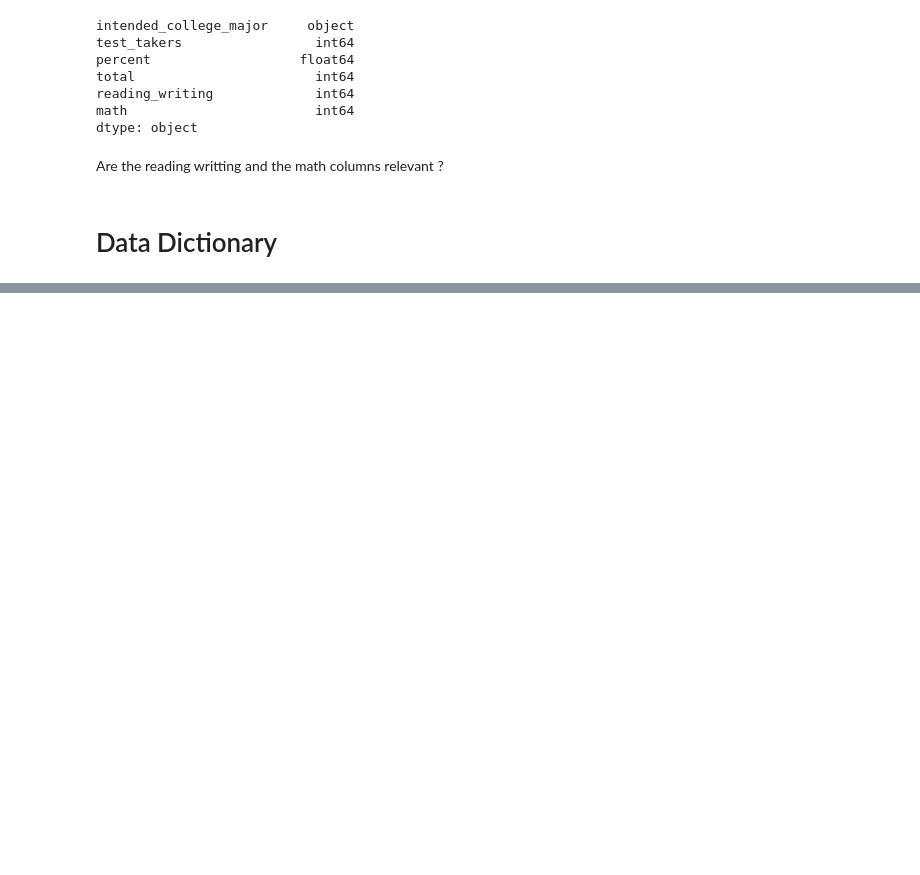
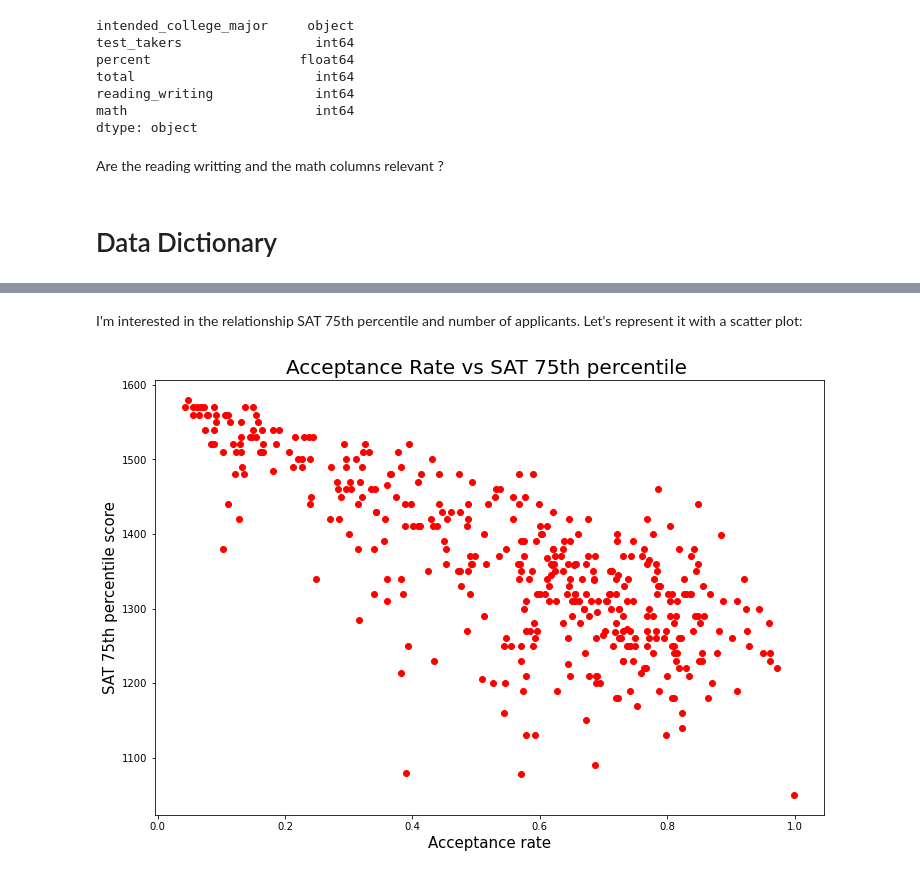
Before and after one commit to chiefeno/Project-1, a Jupyter notebook: revised project 1 - Johann Baydeer.ipynb, the cells around one changed output, grey strips where cells are left out. Cells and saved outputs as stored; diff of their text form; code cells hidden in the pictures; blank space fills up the shorter version.

```diff
--- a/revised project 1 - Johann Baydeer.ipynb
+++ b/revised project 1 - Johann Baydeer.ipynb
@@ -504,0 +814,11 @@ Are the reading writting and the math columns relevant ?
+# %% [markdown]
+I'm interested in the relationship SAT 75th percentile and number of applicants.
+Let's represent it with a scatter plot:
+# %%
+plt.figure(figsize=(12, 8))
+plt.scatter( df_1['accept_rate'], df_1['sat_total_75th_percentile'], color = "red")
+plt.title('Acceptance Rate vs SAT 75th percentile ', fontsize=20)
+plt.ylabel('SAT 75th percentile score', fontsize = 15)
+plt.xlabel('Acceptance rate', fontsize = 15);
+# %% [output]
+[figure, added]
```
Also changed, not shown: parts of 78 cells of this notebook.
